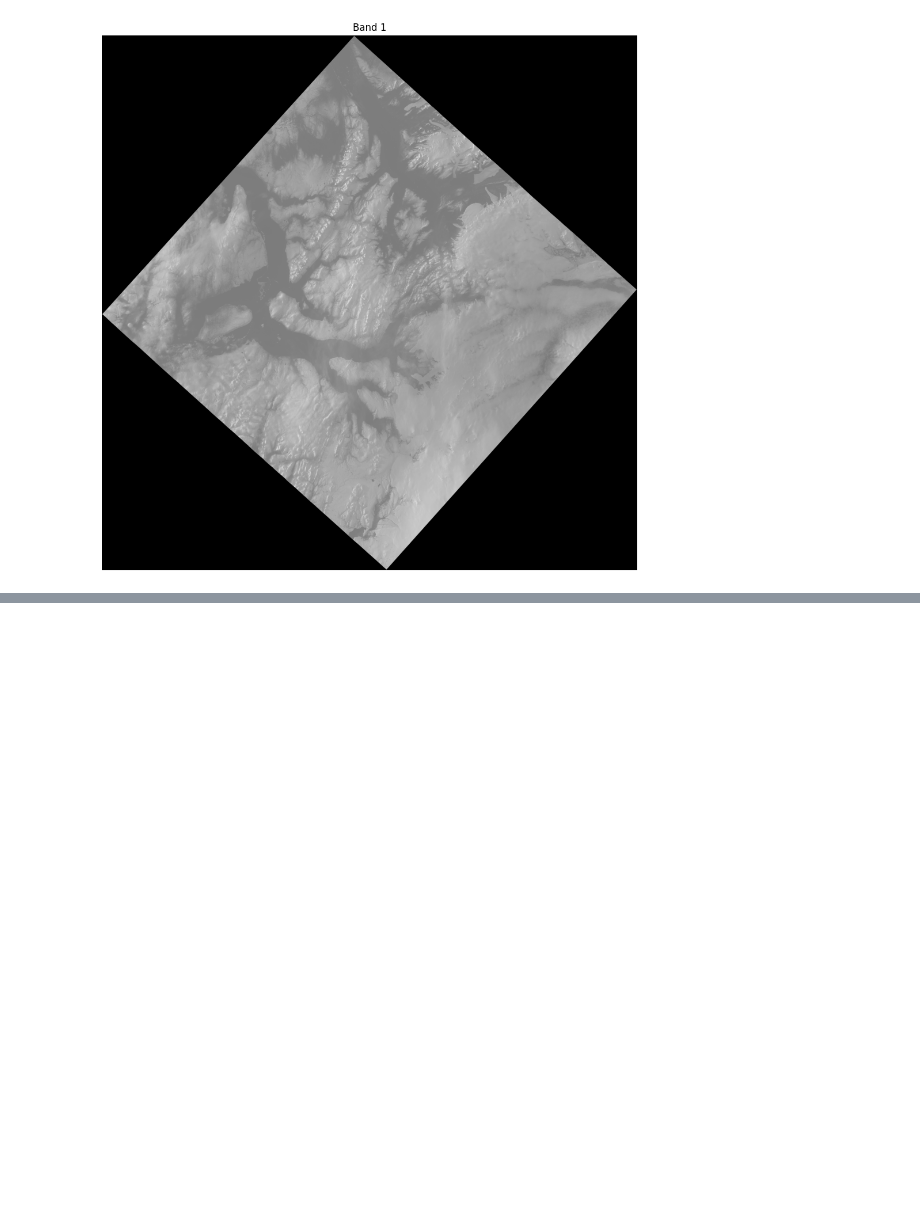
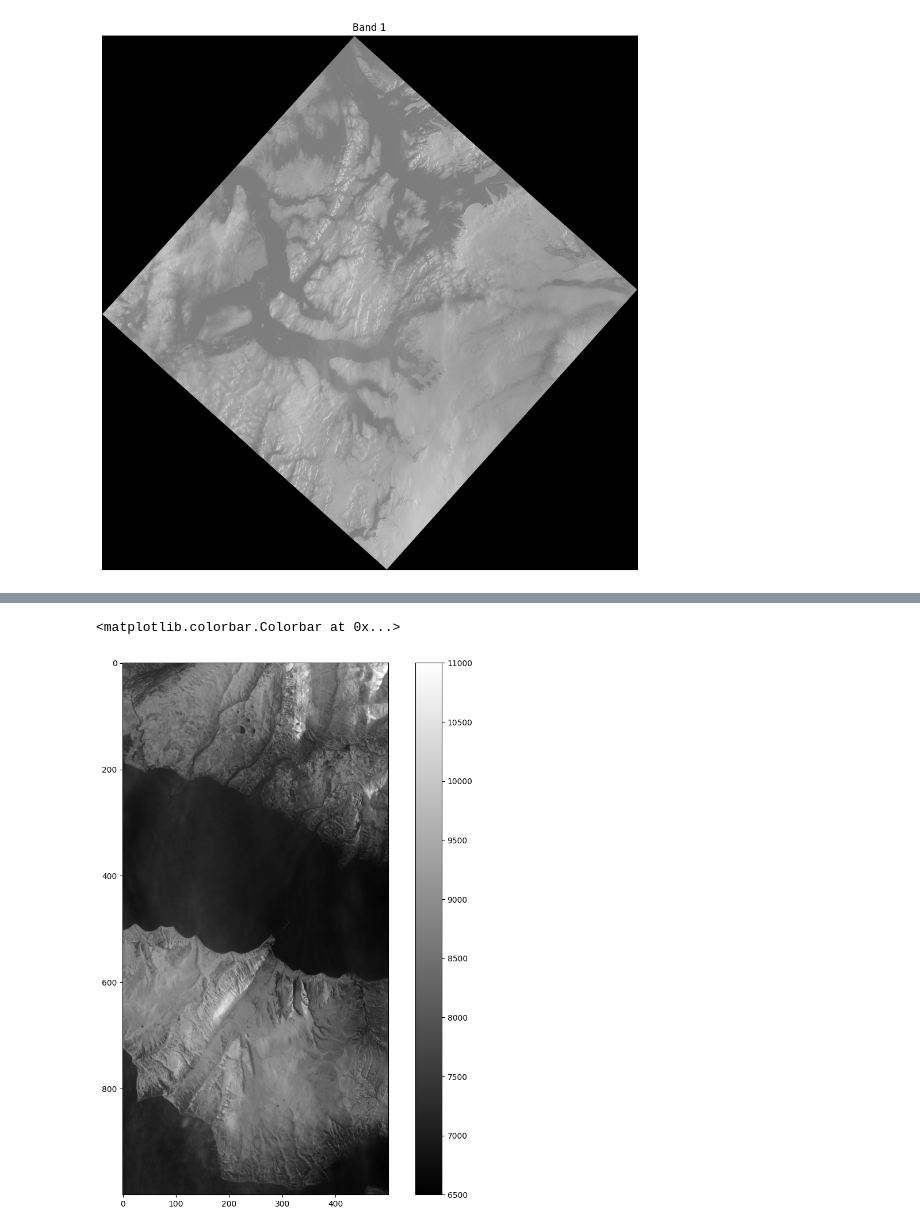
Before and after one commit to dsal/Satellite-Image-Analysis, a Jupyter notebook: 01_Landsat_8.ipynb, the cells around one changed output, grey strips where cells are left out. Cells and saved outputs as stored; diff of their text form; code cells hidden in the pictures; blank space fills up the shorter version.

```diff
--- a/01_Landsat_8.ipynb
+++ b/01_Landsat_8.ipynb
@@ -27,0 +99,7 @@ plt.show()
+# %%
+plt.figure(figsize=[12,12])
+plt.imshow(band_1_cropped, vmin=6500, vmax=11000,cmap = 'gray')
+plt.colorbar()
+# %% [output]
+<matplotlib.colorbar.Colorbar at 0x...>
+[figure, added]
```
Also changed, not shown: parts of 6 cells of this notebook.
